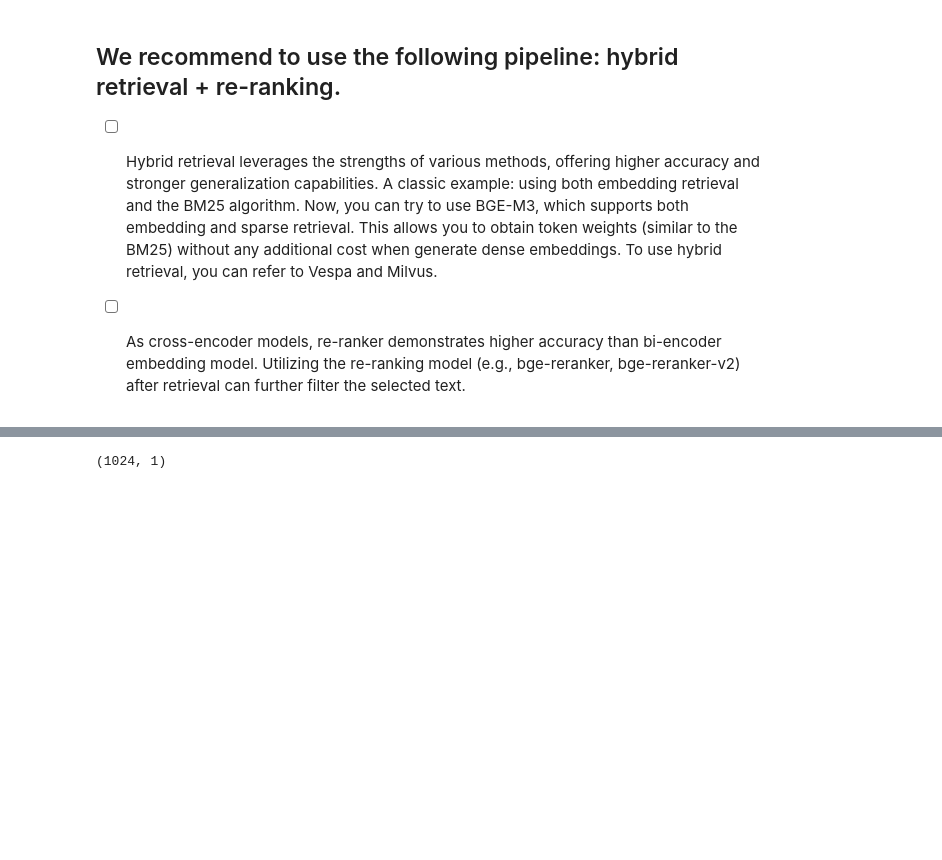
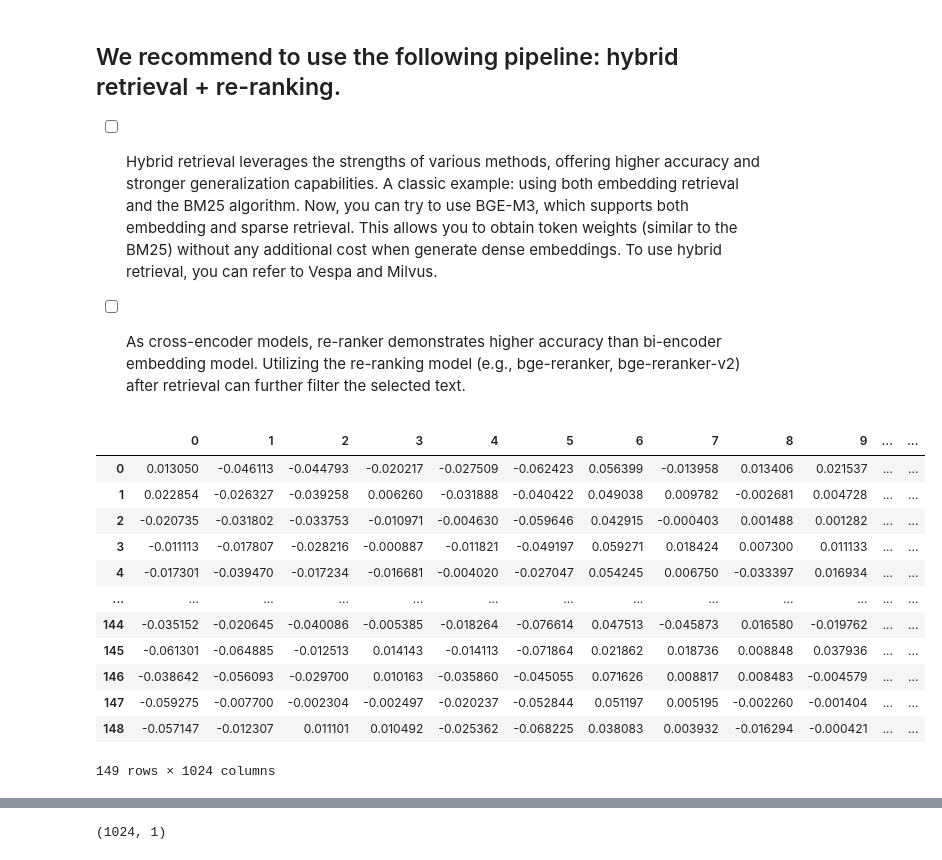
Before and after one commit to HliebOcheretianyi/PyMarkup4CS, a Jupyter notebook: notebooks/2TRUE_RAGSetup.ipynb, the cells around one changed output, grey strips where cells are left out. Drawn from its saved outputs; the diff is of its cells as text; code cells hidden in the pictures; blank space fills up the shorter version.

Commit message:
#6 normal RAG + file separation

```diff
--- a/notebooks/2TRUE_RAGSetup.ipynb
+++ b/notebooks/2TRUE_RAGSetup.ipynb
@@ -45,7 +51,7 @@ class SentenceTransformerEmbeddingFunction:
         self.model = SentenceTransformer(model_name_or_path)
 
     def __call__(self, input):
-        embeddings = self.model.encode(input, normalize_embeddings=True)
+        embeddings = self.model.encode(input, normalize_embeddings=True, device='cuda:0')
         return embeddings.tolist()
 
     def name(self):
@@ -53,3 +61,28 @@ class SentenceTransformerEmbeddingFunction:
 # %%
-embedding_func = SentenceTransformerEmbeddingFunction(MODEL_ID)
+# embedding_func = SentenceTransformerEmbeddingFunction(MODEL_ID)
+embedding_func = SentenceTransformerEmbeddingFunction(f'{ML_FOLDER}/BGE-m3')
+# %%
+class_vectors_v2 = []
+for file in os.listdir(f'{PROCESSED_DATA_FOLDER}/classes'):
+    with open(f'{PROCESSED_DATA_FOLDER}/classes/{file}', 'r', encoding='utf-8') as f:
+        line = f.read()
+        results = embedding_func(line)
+        class_vectors_v2.append(results)
+# %%
+class_vectors_v3 = pd.DataFrame(class_vectors_v2)
+class_vectors_v3
+# %% [output]
+|  | 0 | 1 | 2 | 3 | 4 | 5 | 6 | 7 | 8 | 9 | ... | ... |
+| 0 | 0.013050 | -0.046113 | -0.044793 | -0.020217 | -0.027509 | -0.062423 | 0.056399 | -0.013958 | 0.013406 | 0.021537 | ... | ... |
+| 1 | 0.022854 | -0.026327 | -0.039258 | 0.006260 | -0.031888 | -0.040422 | 0.049038 | 0.009782 | -0.002681 | 0.004728 | ... | ... |
+| 2 | -0.020735 | -0.031802 | -0.033753 | -0.010971 | -0.004630 | -0.059646 | 0.042915 | -0.000403 | 0.001488 | 0.001282 | ... | ... |
+| 3 | -0.011113 | -0.017807 | -0.028216 | -0.000887 | -0.011821 | -0.049197 | 0.059271 | 0.018424 | 0.007300 | 0.011133 | ... | ... |
+| 4 | -0.017301 | -0.039470 | -0.017234 | -0.016681 | -0.004020 | -0.027047 | 0.054245 | 0.006750 | -0.033397 | 0.016934 | ... | ... |
+| ... | ... | ... | ... | ... | ... | ... | ... | ... | ... | ... | ... | ... |
+| 144 | -0.035152 | -0.020645 | -0.040086 | -0.005385 | -0.018264 | -0.076614 | 0.047513 | -0.045873 | 0.016580 | -0.019762 | ... | ... |
+| 145 | -0.061301 | -0.064885 | -0.012513 | 0.014143 | -0.014113 | -0.071864 | 0.021862 | 0.018736 | 0.008848 | 0.037936 | ... | ... |
+| 146 | -0.038642 | -0.056093 | -0.029700 | 0.010163 | -0.035860 | -0.045055 | 0.071626 | 0.008817 | 0.008483 | -0.004579 | ... | ... |
+| 147 | -0.059275 | -0.007700 | -0.002304 | -0.002497 | -0.020237 | -0.052844 | 0.051197 | 0.005195 | -0.002260 | -0.001404 | ... | ... |
+| 148 | -0.057147 | -0.012307 | 0.011101 | 0.010492 | -0.025362 | -0.068225 | 0.038083 | 0.003932 | -0.016294 | -0.000421 | ... | ... |
+149 rows × 1024 columns
 # %%
```
Also changed, not shown: parts of 22 cells of this notebook, 3 other files.
